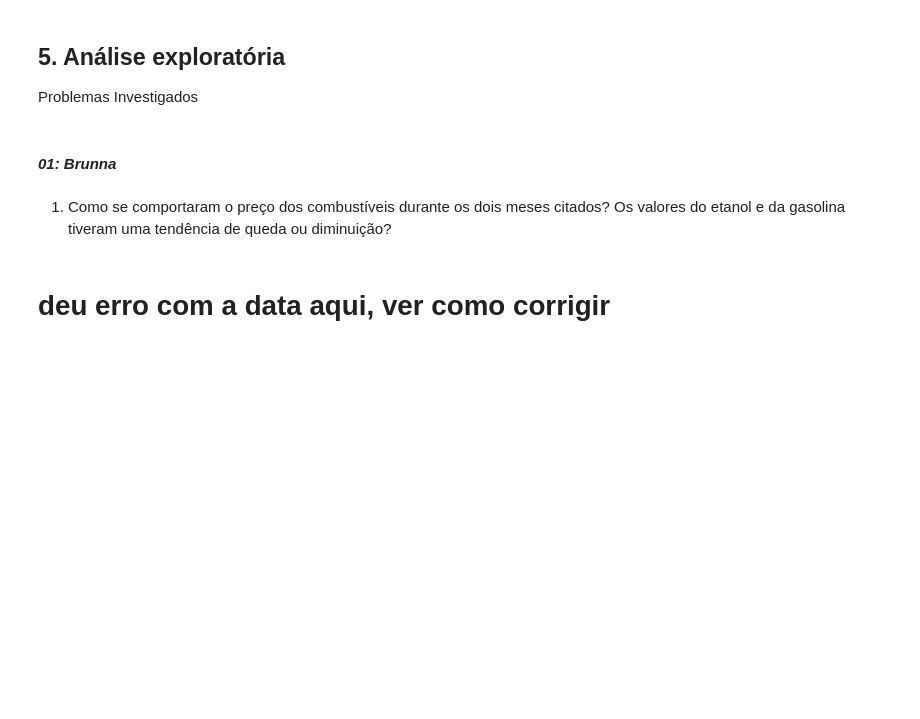
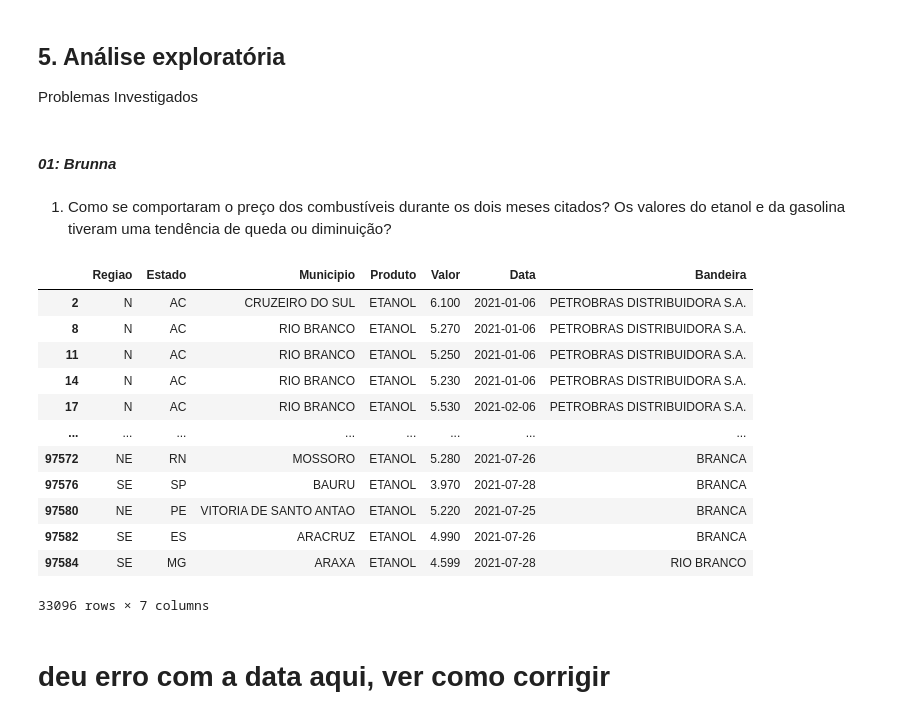
Before and after one commit to brunnabrito/projeto_m4_g4_resilia, a Jupyter notebook: Projeto_M4_Grupo_4.ipynb, the cells around one changed output. Cells and saved outputs as stored; diff of their text form; code cells hidden in the pictures; blank space fills up the shorter version.

```diff
--- a/Projeto_M4_Grupo_4.ipynb
+++ b/Projeto_M4_Grupo_4.ipynb
@@ -320,3 +340,19 @@ evolucao_precos_gasolina = gasolina.groupby('Data')['Valor'].mean()
+# %%
+etanol
+# %% [output]
+|  | Regiao | Estado | Municipio | Produto | Valor | Data | Bandeira |
+| 2 | N | AC | CRUZEIRO DO SUL | ETANOL | 6.100 | 2021-01-06 | PETROBRAS DISTRIBUIDORA S.A. |
+| 8 | N | AC | RIO BRANCO | ETANOL | 5.270 | 2021-01-06 | PETROBRAS DISTRIBUIDORA S.A. |
+| 11 | N | AC | RIO BRANCO | ETANOL | 5.250 | 2021-01-06 | PETROBRAS DISTRIBUIDORA S.A. |
+| 14 | N | AC | RIO BRANCO | ETANOL | 5.230 | 2021-01-06 | PETROBRAS DISTRIBUIDORA S.A. |
+| 17 | N | AC | RIO BRANCO | ETANOL | 5.530 | 2021-02-06 | PETROBRAS DISTRIBUIDORA S.A. |
+| ... | ... | ... | ... | ... | ... | ... | ... |
+| 97572 | NE | RN | MOSSORO | ETANOL | 5.280 | 2021-07-26 | BRANCA |
+| 97576 | SE | SP | BAURU | ETANOL | 3.970 | 2021-07-28 | BRANCA |
+| 97580 | NE | PE | VITORIA DE SANTO ANTAO | ETANOL | 5.220 | 2021-07-25 | BRANCA |
+| 97582 | SE | ES | ARACRUZ | ETANOL | 4.990 | 2021-07-26 | BRANCA |
+| 97584 | SE | MG | ARAXA | ETANOL | 4.599 | 2021-07-28 | RIO BRANCO |
+33096 rows × 7 columns
 # %% [markdown]
 # deu erro com a data aqui, ver como corrigir
 # %%
```
Also changed, not shown: parts of 11 cells of this notebook.
